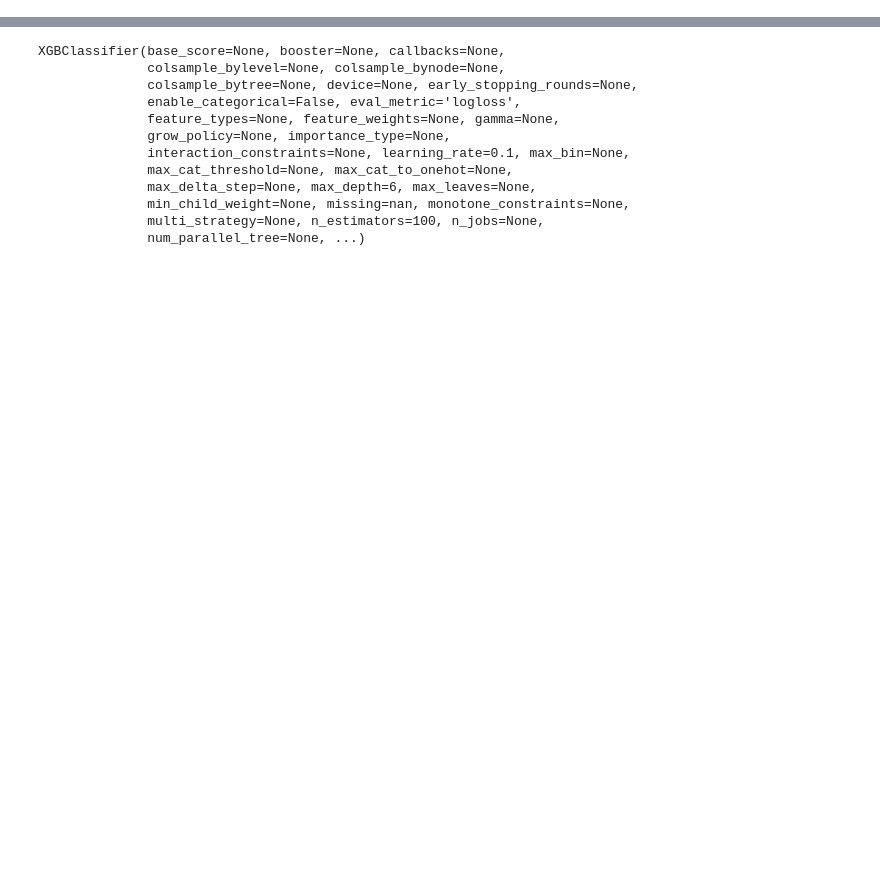
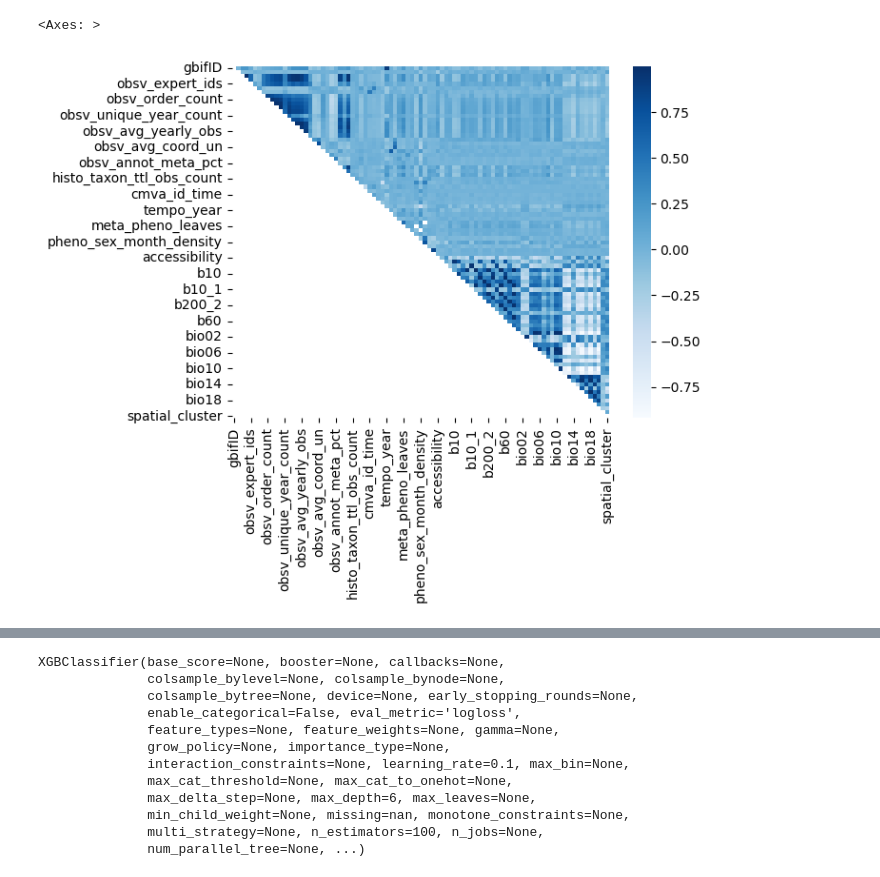
Before and after one commit to etiennegodin/CScorer, a Jupyter notebook: notebooks/eda/features_selection.ipynb, the cells around one changed output, grey strips where cells are left out. Cells and saved outputs as stored; diff of their text form; code cells hidden in the pictures; blank space fills up the shorter version.

```diff
--- a/notebooks/eda/features_selection.ipynb
+++ b/notebooks/eda/features_selection.ipynb
@@ -95,0 +103,8 @@ dtype: float64
+# %%
+corr = df.corr(numeric_only=True)
+upper_tri = corr.where(np.triu(np.ones(corr.shape), k=1).astype(bool))
+
+sns.heatmap(upper_tri, cmap='Blues',)
+# %% [output]
+<Axes: >
+[figure, added]
```
Also changed, not shown: parts of 15 cells of this notebook, 8 other files.
